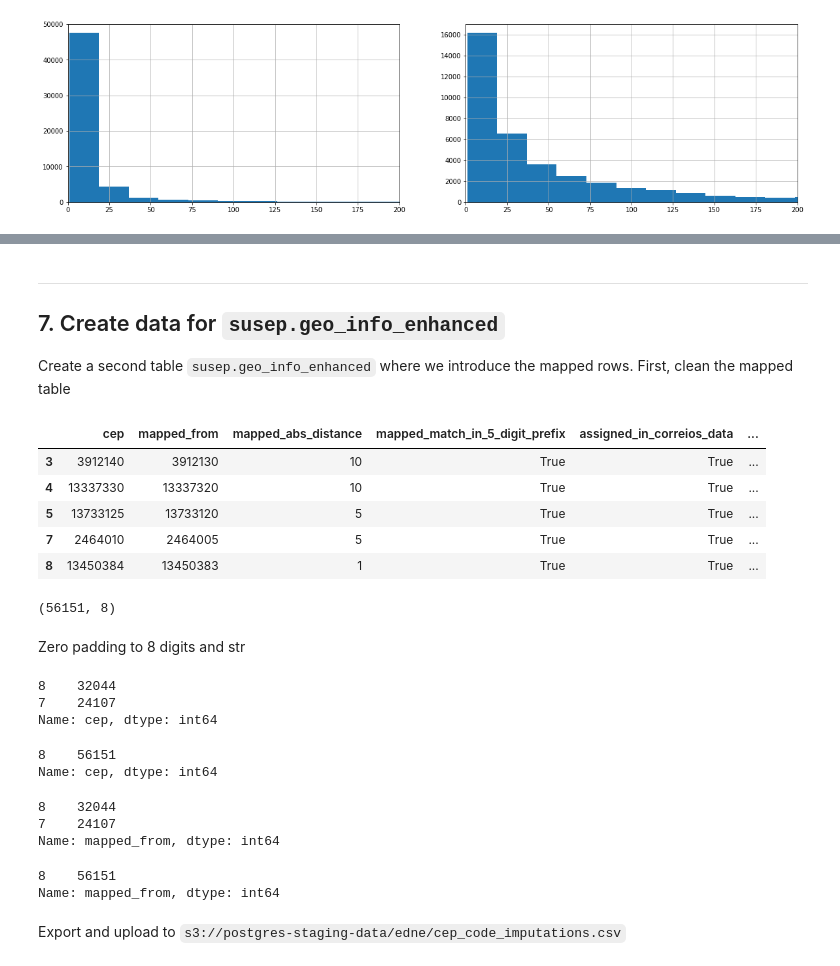
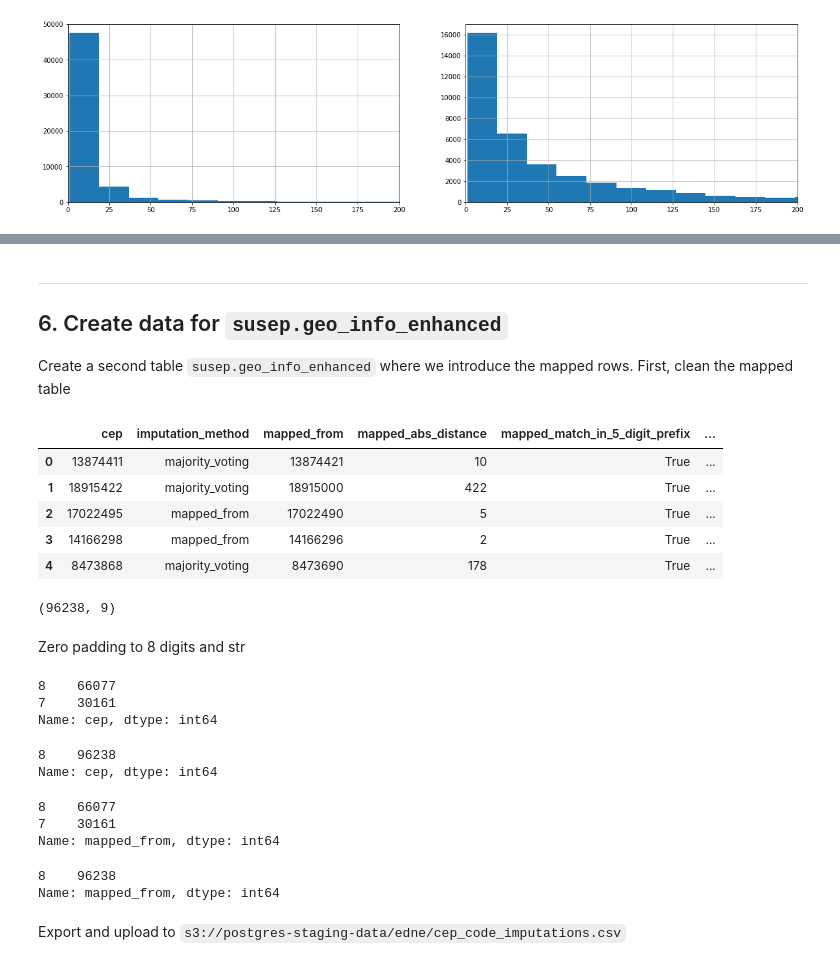
Before and after one commit to AlbertoSCF/location_data_analysis, a Jupyter notebook: PROCESS-0-cep_code_imputation.ipynb, the cells around one changed output, grey strips where cells are left out. Cells and saved outputs as stored; diff of their text form; code cells hidden in the pictures.

```diff
--- a/PROCESS-0-cep_code_imputation.ipynb
+++ b/PROCESS-0-cep_code_imputation.ipynb
@@ -350,27 +333,32 @@ display(data[data['cep'].isin(['01405100', '01405003'])])
 # %% [markdown]
 ---
 
-## 7. Create data for `susep.geo_info_enhanced`
+## 6. Create data for `susep.geo_info_enhanced`
 
 Create a second table `susep.geo_info_enhanced` where we introduce the mapped rows. First, clean the mapped table
-# %%
-final_curated_matches = final_curated_matches.rename(columns={'closest_in_geo_info': 'mapped_from',
-                                                              'abs_distance': 'mapped_abs_distance',
-                                                              'match_in_5_digit_prefix': 'mapped_match_in_5_digit_prefix',
-                                                              'same_loc_nu': 'mapped_same_loc_nu',
-                                                              'same_bai_nu_ini': 'mapped_same_bai_nu_ini',
-                                                              'same_log_no': 'mapped_same_log_no'})
-
-display(final_curated_matches.head())
-final_curated_matches.shape
-# %% [output]
-|  | cep | mapped_from | mapped_abs_distance | mapped_match_in_5_digit_prefix | assigned_in_correios_data | ... |
-| 3 | 3912140 | 3912130 | 10 | True | True | ... |
-| 4 | 13337330 | 13337320 | 10 | True | True | ... |
-| 5 | 13733125 | 13733120 | 5 | True | True | ... |
-| 7 | 2464010 | 2464005 | 5 | True | True | ... |
-| 8 | 13450384 | 13450383 | 1 | True | True | ... |
-(56151, 8)
+# %%
+# Rename columns
+curated_matches = curated_matches.rename(columns={'closest_in_geo_info': 'mapped_from',
+                                                  'abs_distance': 'mapped_abs_distance',
+                                                  'match_in_5_digit_prefix': 'mapped_match_in_5_digit_prefix',
+                                                  'same_loc_nu': 'mapped_same_loc_nu',
+                                                  'same_bai_nu_ini': 'mapped_same_bai_nu_ini',
+                                                  'same_log_no': 'mapped_same_log_no'})
+
+# Insert an imputation method column
+curated_matches['imputation_method'] = curated_matches['mapped_same_bai_nu_ini'].apply(lambda x: 'mapped_from' if x else 'majority_voting')
+final_curated_matches = curated_matches[['cep', 'imputation_method'] + list(curated_matches.columns)[1:-1]].copy()
+
+display(final_curated_matches.head())
+final_curated_matches.shape
+# %% [output]
+|  | cep | imputation_method | mapped_from | mapped_abs_distance | mapped_match_in_5_digit_prefix | ... |
+| 0 | 13874411 | majority_voting | 13874421 | 10 | True | ... |
+| 1 | 18915422 | majority_voting | 18915000 | 422 | True | ... |
+| 2 | 17022495 | mapped_from | 17022490 | 5 | True | ... |
+| 3 | 14166298 | mapped_from | 14166296 | 2 | True | ... |
+| 4 | 8473868 | majority_voting | 8473690 | 178 | True | ... |
+(96238, 9)
 # %% [markdown]
 Zero padding to 8 digits and str
 # %%
@@ -382,15 +370,15 @@ display(final_curated_matches.mapped_from.astype(str).apply(lambda x: len(x)).va
 final_curated_matches["mapped_from"] = final_curated_matches["mapped_from"].apply(lambda x: str(x) if len(str(x))==8 else "0"+str(x))
 display(final_curated_matches.mapped_from.astype(str).apply(lambda x: len(x)).value_counts())
 # %% [output]
-8    32044
-7    24107
+8    66077
+7    30161
 Name: cep, dtype: int64
-8    56151
+8    96238
 Name: cep, dtype: int64
-8    32044
-7    24107
+8    66077
+7    30161
 Name: mapped_from, dtype: int64
-8    56151
+8    96238
 Name: mapped_from, dtype: int64
 # %% [markdown]
 Export and upload to `s3://postgres-staging-data/edne/cep_code_imputations.csv`
```
Also changed, not shown: parts of 21 cells of this notebook.
